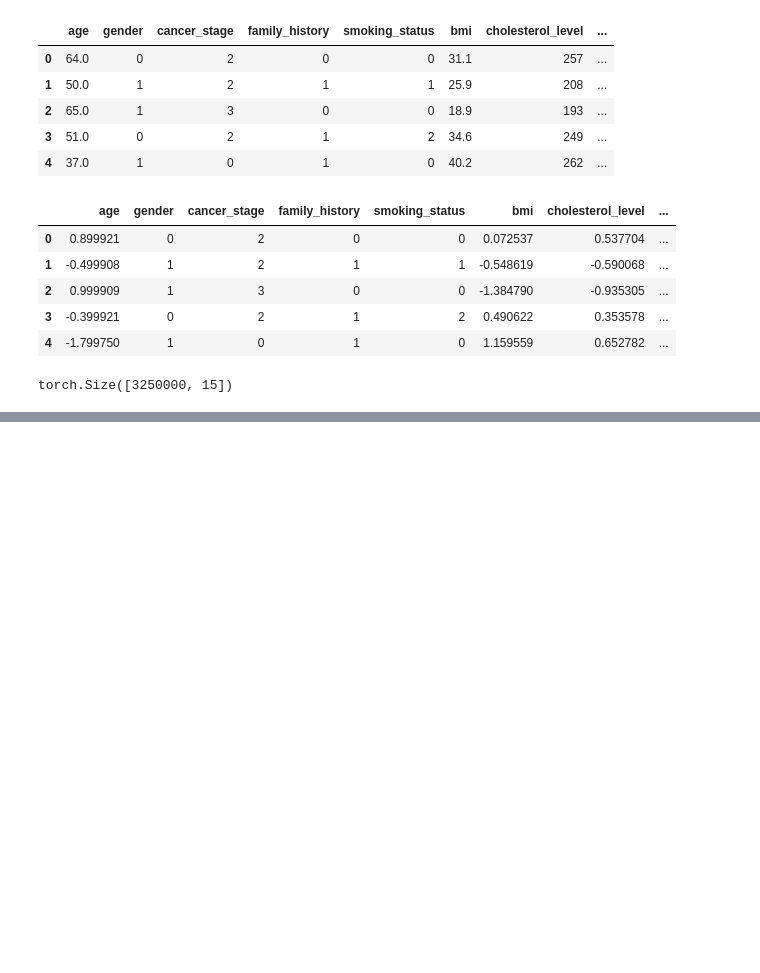
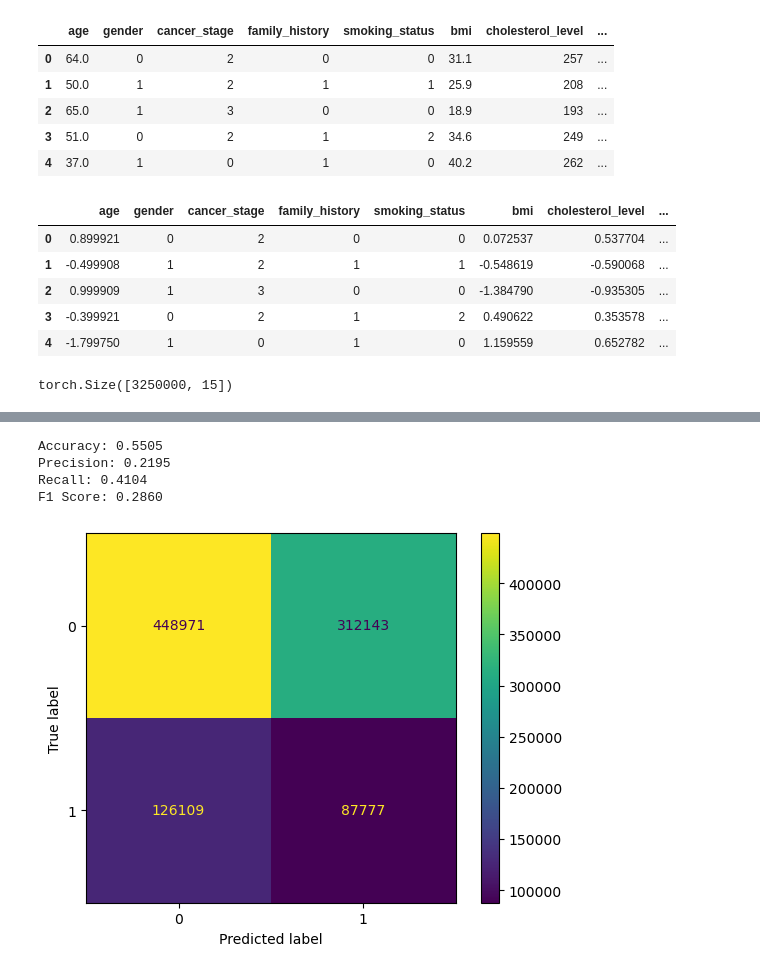
Before and after one commit to VictorGhosh/ML-Sandbox, a Jupyter notebook: cancer/cancer.ipynb, the cells around one changed output, grey strips where cells are left out. Drawn from its saved outputs; the diff is of its cells as text; code cells hidden in the pictures; blank space fills up the shorter version.

Commit message:
Much faster without batching. setting lr to make it work but still very inaccurate.x

```diff
--- a/cancer/cancer.ipynb
+++ b/cancer/cancer.ipynb
@@ -207,16 +226,8 @@ X_test_cat = X_test_cat.to(device)
 X_test_num = X_test_num.to(device)
 y_test = y_test.to(device)
 
-batch_size = 1024 # * 1024 # arbitrarily large
-
-train_dataset = TensorDataset(X_train_cat, X_train_num, y_train)
-train_loader = DataLoader(train_dataset, batch_size=batch_size, shuffle=True, num_workers=4)
-
-test_dataset = TensorDataset(X_test_cat, X_test_num, y_test)
-test_loader = DataLoader(test_dataset, batch_size=batch_size, shuffle=False, num_workers=4)
-
 criterion = nn.BCELoss()
-optimizer = torch.optim.Adam(mod.parameters(), lr=0.001)
+optimizer = torch.optim.Adam(mod.parameters(), lr=0.0001)
 # %%
 %%time
 
@@ -278 +254,39 @@ Accuracy: 0.7798
+# %%
+# Evaluate the model
+mod.eval()
+y_true = []
+y_pred = []
+
+with torch.no_grad():
+    outputs = mod(X_test_cat, X_test_num)
+    predicted = outputs.round()
+
+    y_true = y_test.cpu().numpy()
+    y_pred = predicted.cpu().numpy()
+
+y_true = np.array(y_true).flatten()
+y_pred = np.array(y_pred).flatten()
+
+accuracy = accuracy_score(y_true, y_pred)
+precision = precision_score(y_true, y_pred)
+recall = recall_score(y_true, y_pred)
+f1 = f1_score(y_true, y_pred)
+
+print(f'Accuracy: {accuracy:.4f}')
+print(f'Precision: {precision:.4f}')
+print(f'Recall: {recall:.4f}')
+print(f'F1 Score: {f1:.4f}')
+# %% [output]
+Accuracy: 0.5505
+Precision: 0.2195
+Recall: 0.4104
+F1 Score: 0.2860
+# %%
+cm = confusion_matrix(y_true, y_pred)
+
+disp = ConfusionMatrixDisplay(cm)
+disp.plot()
+plt.show()
+# %% [output]
+[figure, added]
 # %%
```
Also changed, not shown: parts of 5 cells of this notebook.
